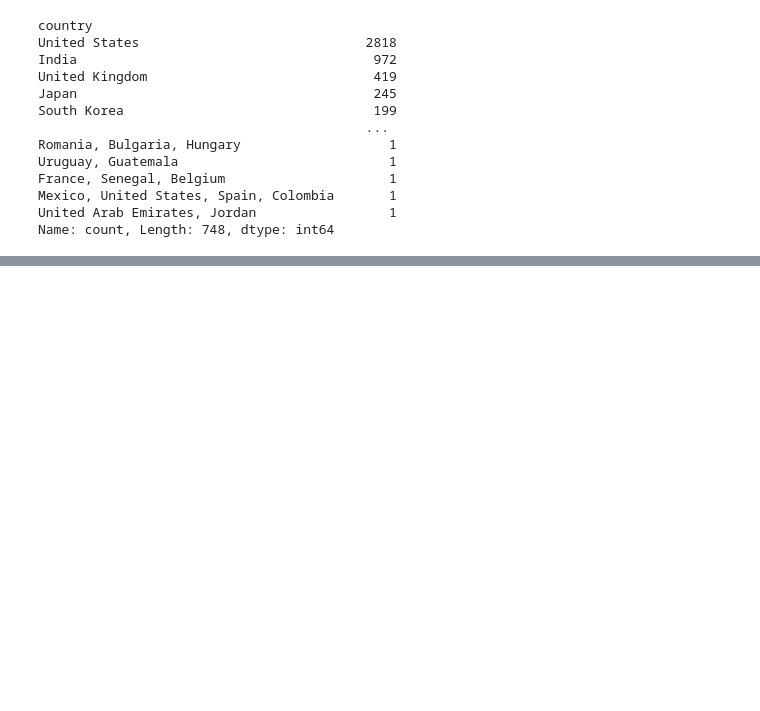
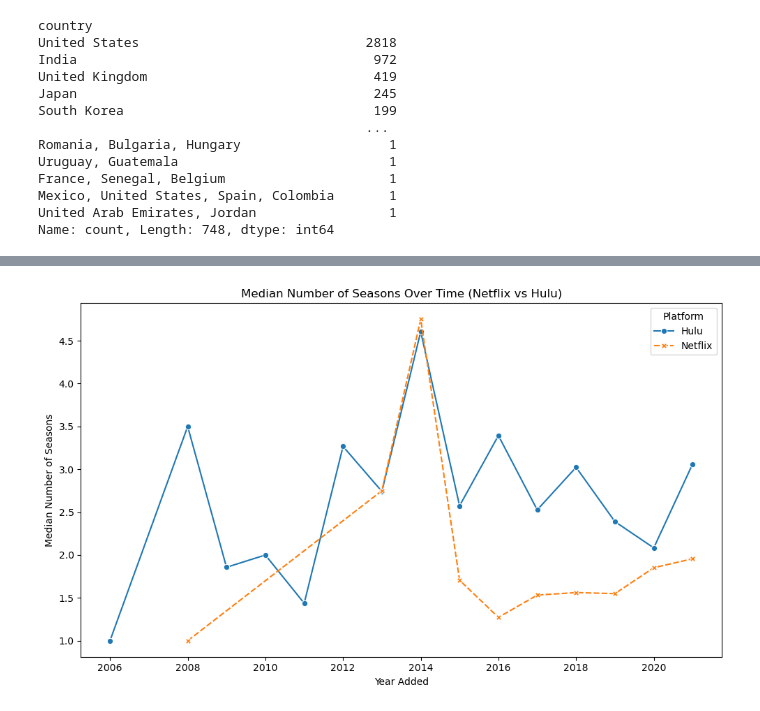
Before and after one commit to alameenp/EDA_Group_Project, a Jupyter notebook: visualizations.ipynb, the cells around one changed output, grey strips where cells are left out. Saved outputs shown, nothing was run; the diff lists cells and outputs as text; code cells hidden in the pictures; blank space fills up the shorter version.

```diff
--- a/visualizations.ipynb
+++ b/visualizations.ipynb
@@ -548,0 +687,30 @@ list1 = [1]
+# %%
+import pandas as pd
+import matplotlib.pyplot as plt
+import seaborn as sns
+
+# Step 1: Ensure 'number_of_seasons' is numeric
+df_tv_shows = df_all[df_all['type'] == 'TV Show'].copy()
+df_tv_shows['number_of_seasons'] = pd.to_numeric(df_tv_shows['duration'].str.split(' ').str[0], errors='coerce')
+
+# Step 2: Clean and filter
+df_tv_shows = df_tv_shows.dropna(subset=['date_added', 'number_of_seasons'])
+df_tv_shows['year_added'] = pd.to_datetime(df_tv_shows['date_added']).dt.year
+
+# Step 3: Group and calculate median
+median_seasons = df_tv_shows.groupby(['platform', 'year_added'])['number_of_seasons'].mean().reset_index()
+
+# Step 4: Pivot for plotting
+pivot_median = median_seasons.pivot(index='year_added', columns='platform', values='number_of_seasons')
+
+# Step 5: Plot
+plt.figure(figsize=(10, 6))
+sns.lineplot(data=pivot_median, markers=True)
+plt.title('Median Number of Seasons Over Time (Netflix vs Hulu)')
+plt.xlabel('Year Added')
+plt.ylabel('Median Number of Seasons')
+plt.legend(title='Platform')
+plt.tight_layout()
+plt.show()
+# %% [output]
+[figure, added]
```
Also changed, not shown: parts of 16 cells of this notebook.
